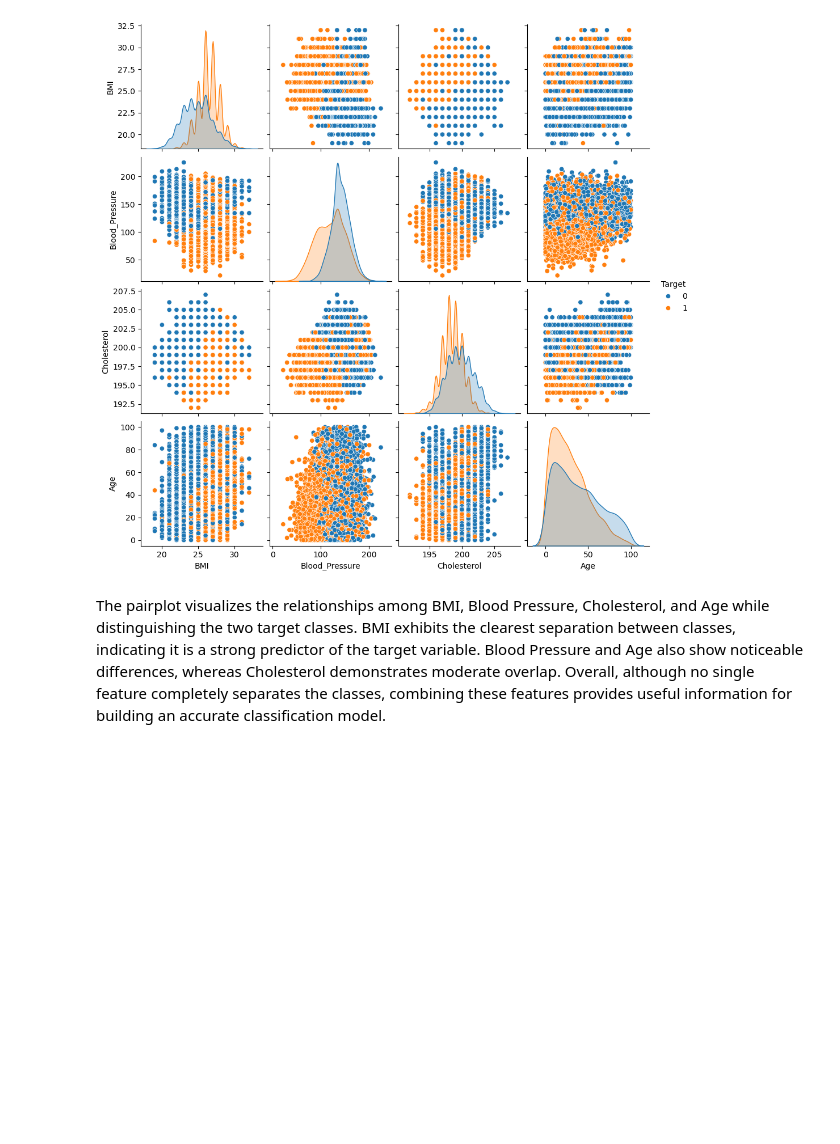
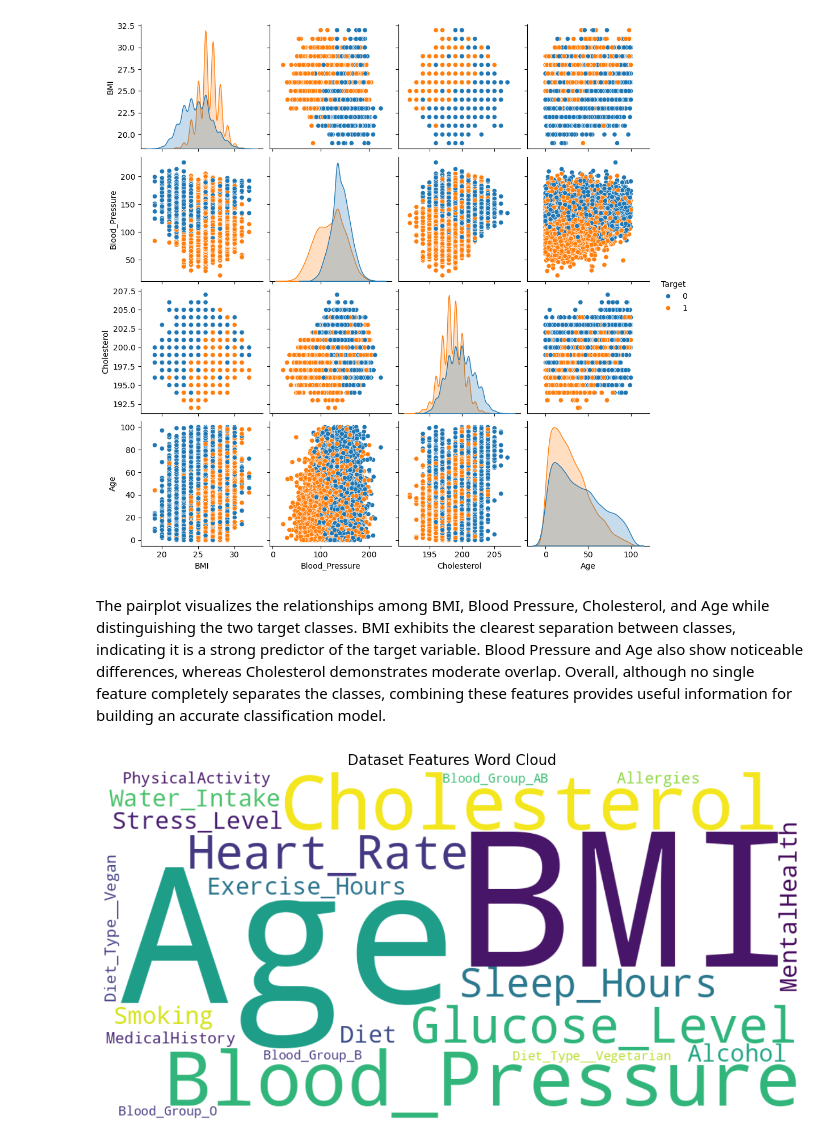
Before and after one commit to banshitarout16/Patient-Risk-Prediction, a Jupyter notebook: Patient-Risk-Prediction.ipynb, the cells around one changed output. Saved outputs shown, nothing was run; the diff lists cells and outputs as text; code cells hidden in the pictures; blank space fills up the shorter version.

```diff
--- a/Patient-Risk-Prediction.ipynb
+++ b/Patient-Risk-Prediction.ipynb
@@ -231,3 +231,27 @@ plt.show()
 [figure]
 # %% [markdown]
 The pairplot visualizes the relationships among BMI, Blood Pressure, Cholesterol, and Age while distinguishing the two target classes. BMI exhibits the clearest separation between classes, indicating it is a strong predictor of the target variable. Blood Pressure and Age also show noticeable differences, whereas Cholesterol demonstrates moderate overlap. Overall, although no single feature completely separates the classes, combining these features provides useful information for building an accurate classification model.
+# %%
+# Wordcloud to Represent all features name
+
+from wordcloud import WordCloud
+import matplotlib.pyplot as plt
+
+# Feature names (excluding the target column)
+text = " ".join(df.drop(columns=['Target']).columns)
+
+wordcloud = WordCloud(
+    width=1000,
+    height=500,
+    background_color="white",
+    colormap="viridis"
+).generate(text)
+
+plt.figure(figsize=(14,6))
+plt.imshow(wordcloud, interpolation="bilinear")
+plt.axis("off")
+plt.title("Dataset Features Word Cloud", fontsize=16)
+plt.tight_layout()
+plt.show()
+# %% [output]
+[figure, added]
```
Also changed, not shown: 1 other file.
